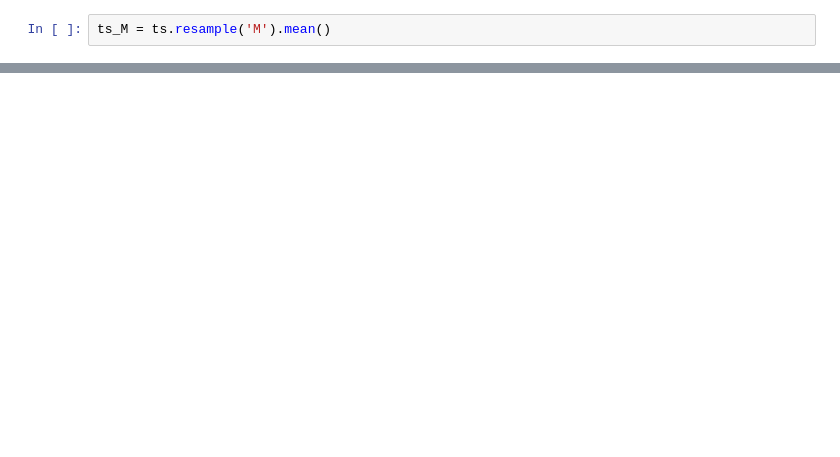
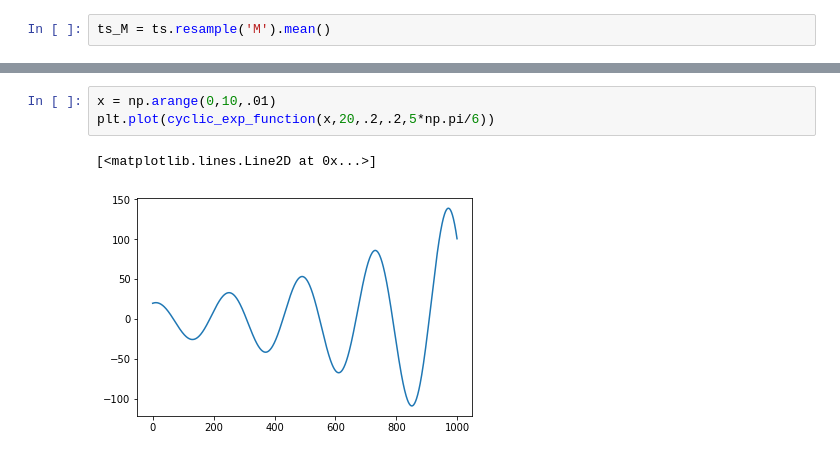
Before and after one commit to sadupk/cta-forecast, a Jupyter notebook: Model_beta1.0.ipynb, the cells around one changed output, grey strips where cells are left out. Drawn from its saved outputs; the diff is of its cells as text; blank space fills up the shorter version.

```diff
--- a/Model_beta1.0.ipynb
+++ b/Model_beta1.0.ipynb
@@ -58,0 +76,6 @@ Best model is ARMA(6,5)
+# %%
+x = np.arange(0,10,.01)
+plt.plot(cyclic_exp_function(x,20,.2,.2,5*np.pi/6))
+# %% [output]
+[<matplotlib.lines.Line2D at 0x...>]
+[figure, added]
```
Also changed, not shown: parts of 10 cells of this notebook, 2 other files.
